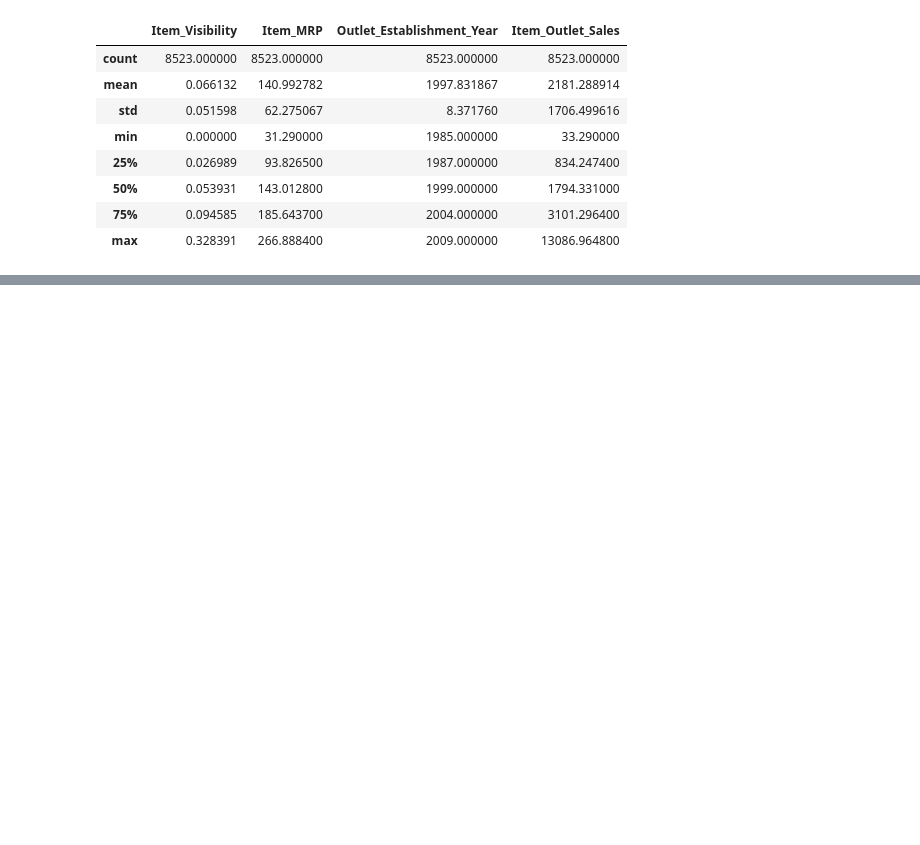
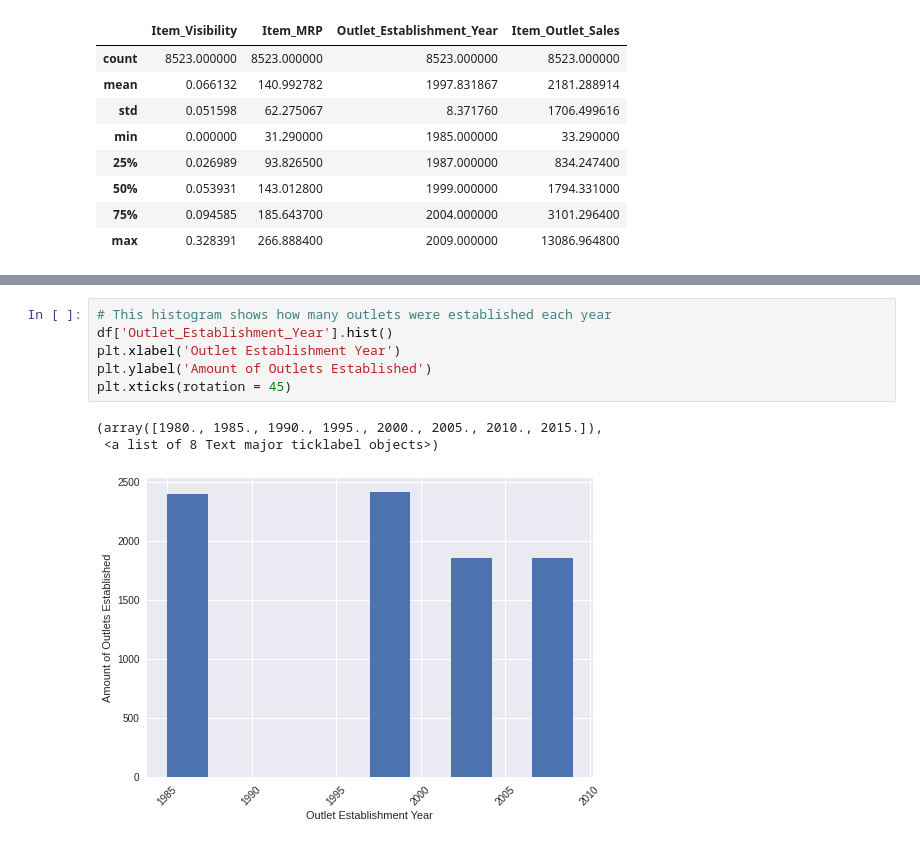
Before and after one commit to mikeamerenda/mikeamerenda, a Jupyter notebook: Sales_Predictions.ipynb, the cells around one changed output, grey strips where cells are left out. Drawn from its saved outputs; the diff is of its cells as text; blank space fills up the shorter version.

```diff
--- a/Sales_Predictions.ipynb
+++ b/Sales_Predictions.ipynb
@@ -284,0 +323,10 @@ df.describe()
+# %%
+# This histogram shows how many outlets were established each year
+df['Outlet_Establishment_Year'].hist()
+plt.xlabel('Outlet Establishment Year')
+plt.ylabel('Amount of Outlets Established')
+plt.xticks(rotation = 45)
+# %% [output]
+(array([1980., 1985., 1990., 1995., 2000., 2005., 2010., 2015.]),
+ <a list of 8 Text major ticklabel objects>)
+[figure, added]
```
Also changed, not shown: parts of 19 cells of this notebook.
